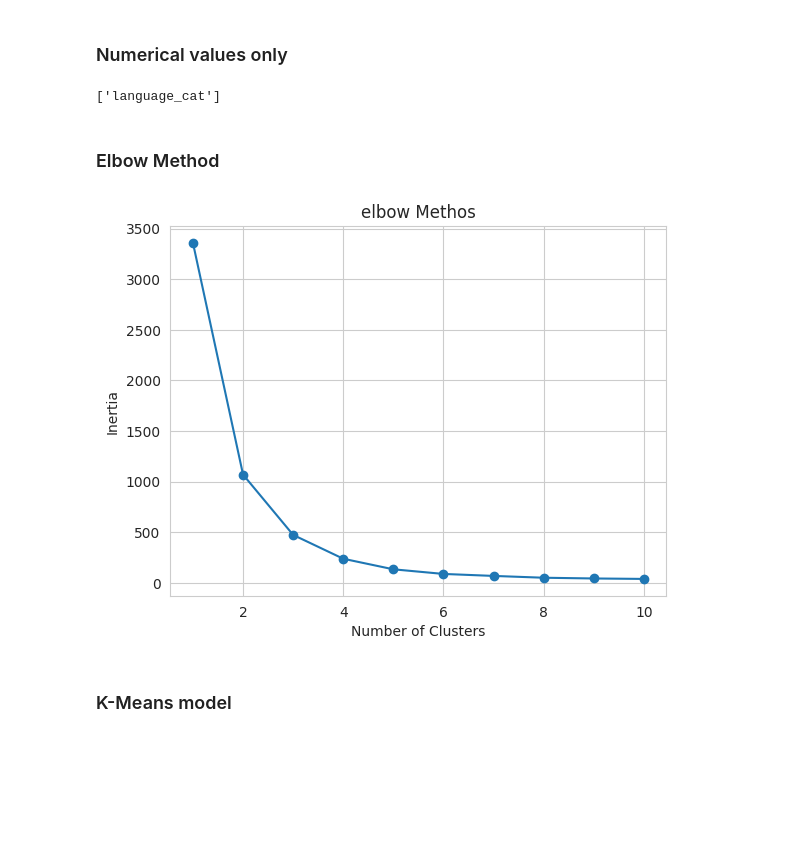
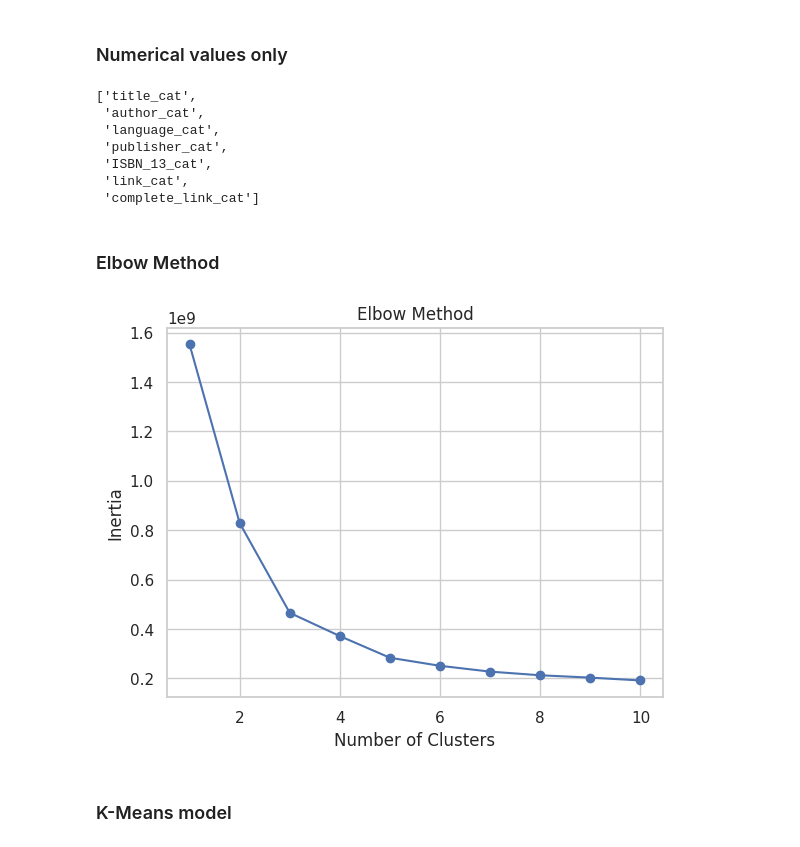
Before and after one commit to abrahamfullstack/Machine_Learning, a Jupyter notebook: CLUSTERS_Amazon_Data_Science_Books_Dataset.ipynb, the cells around one changed output. Cells and saved outputs as stored; diff of their text form; code cells hidden in the pictures; blank space fills up the shorter version.

```diff
--- a/CLUSTERS_Amazon_Data_Science_Books_Dataset.ipynb
+++ b/CLUSTERS_Amazon_Data_Science_Books_Dataset.ipynb
@@ -378,42 +252,52 @@ dependent_f
 # Make category codes, keep original columns
 # Save the name of the new columns to acces later
 
-# Get cat columns that are important
-dependent_c = dependent_f[dependent_f['Dtype'] == 'cat']['Feature']
+# Get categorical columns
+c = (df.dtypes == 'object')
+categorical_cols = list(c[c].index)
+categorical_codes = []
 
-categorical_codes = []
-for col in df[dependent_c]:
+for col in df[categorical_cols]:
   col_name = col + '_cat'
   categorical_codes.append(col_name)
   df[col + '_cat'] = df[col].astype('category').cat.codes
 
 categorical_codes
 # %% [output]
-['language_cat']
+['title_cat',
+ 'author_cat',
+ 'language_cat',
+ 'publisher_cat',
+ 'ISBN_13_cat',
+ 'link_cat',
+ 'complete_link_cat']
 # %% [markdown]
 ### Elbow Method
 # %%
 # Check inertias, elbow method
 #
 # Use columns revelant to ratio
 
 inertias = []
 # Get numerical and categorical code columns
-dependent_num = dependent_f[dependent_f['Dtype'] == 'num']['Feature']
-cols = categorical_codes + list(dependent_num)
+numerical_cols = df.select_dtypes(include=['int', 'float']).columns
+numerical_cols = list(numerical_cols)
+numerical_cols.remove('weighted_rating')
+cols = categorical_codes + list(numerical_cols)
 
+df[cols] = df[cols].fillna(0)
 for i in range(1,11):
   kmeans = KMeans(n_clusters=i)
   kmeans.fit(df[cols])
   inertias.append(kmeans.inertia_)
 
 plt.plot(range(1,11), inertias, marker='o')
-plt.title('elbow Methos')
+plt.title('Elbow Method')
 plt.xlabel('Number of Clusters')
 plt.ylabel('Inertia')
 plt.show()
 # %% [output]
-[figure, old version]
+[figure, new version]
 # %% [markdown]
 ### K-Means model
 # %%
```
Also changed, not shown: parts of 25 cells of this notebook.
